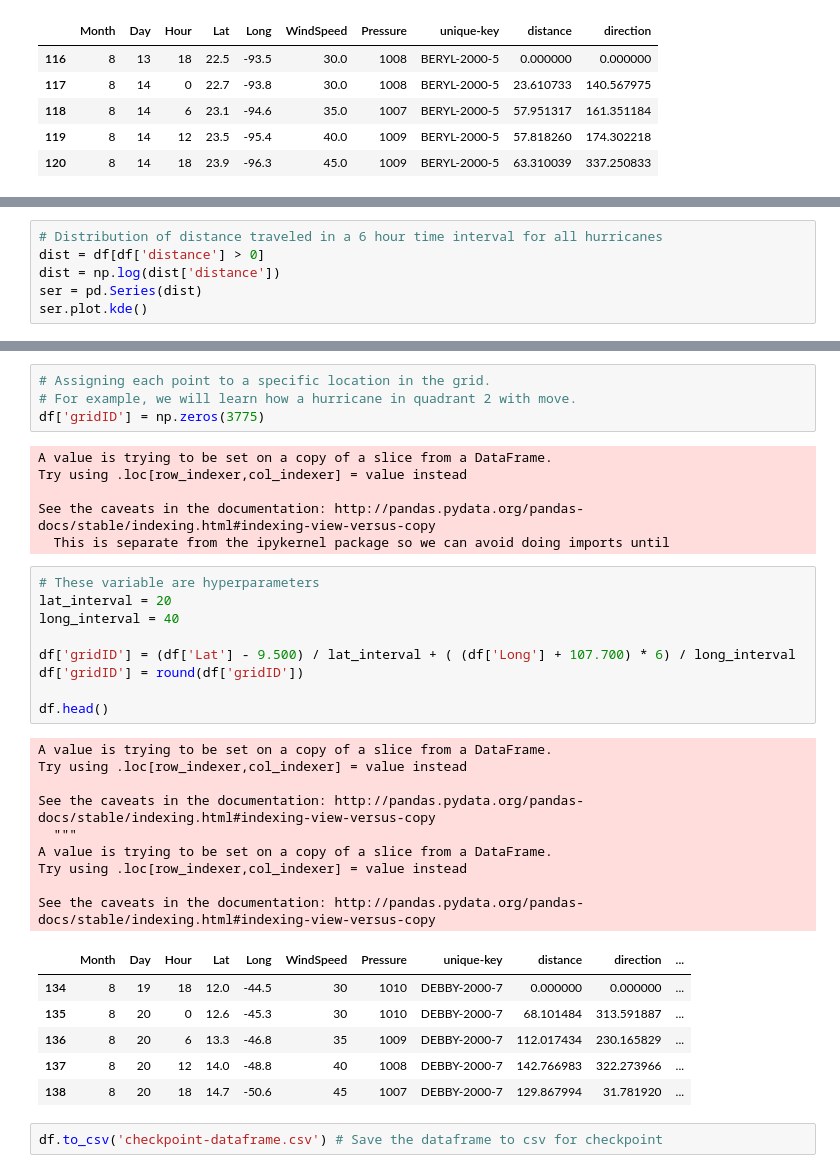
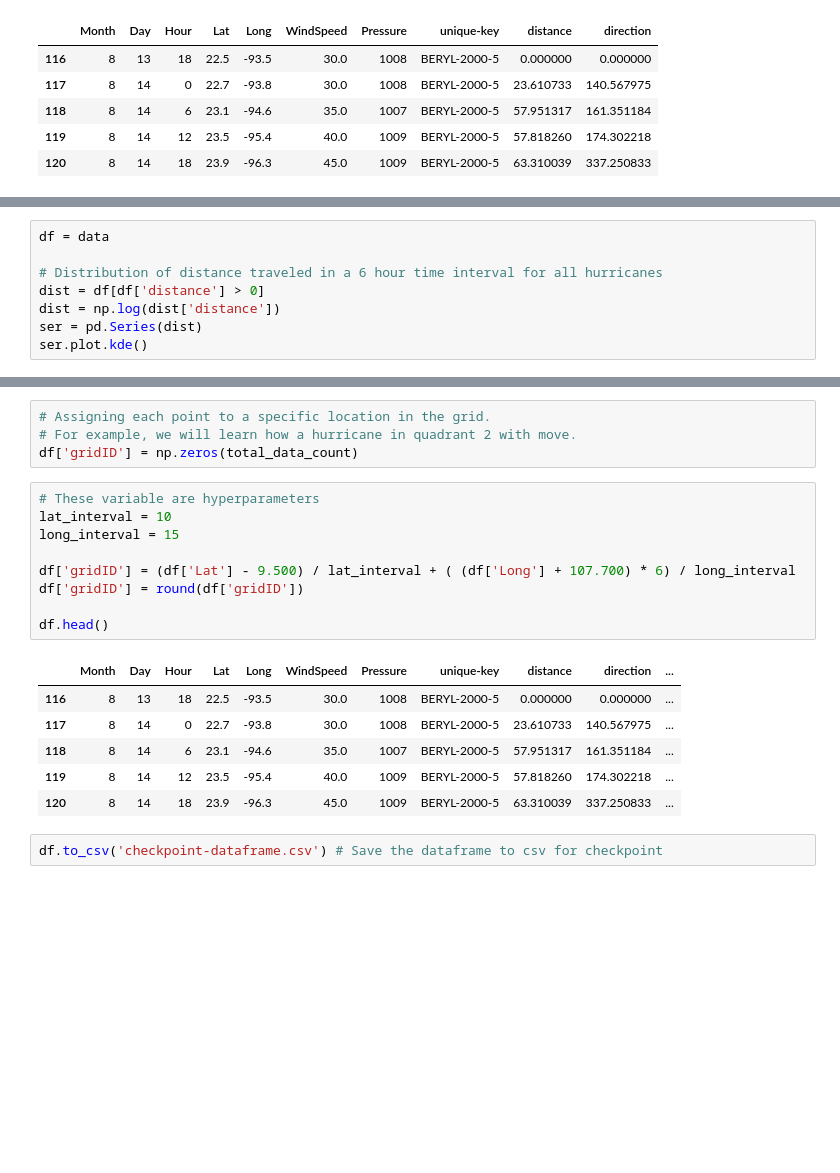
Before and after one commit to sheilaalemany/hurricane-rnn, a Jupyter notebook: hurricane-rnn.ipynb, the cells around one changed output, grey strips where cells are left out. Drawn from its saved outputs; the diff is of its cells as text; blank space fills up the shorter version.

```diff
--- a/hurricane-rnn.ipynb
+++ b/hurricane-rnn.ipynb
@@ -433,4 +405,6 @@ GORDON-2006-8 - 57.0
 # %%
+df = data
+
 # Distribution of distance traveled in a 6 hour time interval for all hurricanes
 dist = df[df['distance'] > 0]
 dist = np.log(dist['distance'])
@@ -457,38 +454,23 @@ plt.show()
 # %%
 # Assigning each point to a specific location in the grid.
 # For example, we will learn how a hurricane in quadrant 2 with move.
-df['gridID'] = np.zeros(3775)
+df['gridID'] = np.zeros(total_data_count)
-# %% [output]
-A value is trying to be set on a copy of a slice from a DataFrame.
-Try using .loc[row_indexer,col_indexer] = value instead
-
-See the caveats in the documentation: http://pandas.pydata.org/pandas-docs/stable/indexing.html#indexing-view-versus-copy
-  This is separate from the ipykernel package so we can avoid doing imports until
 # %%
 # These variable are hyperparameters
-lat_interval = 20
-long_interval = 40
+lat_interval = 10
+long_interval = 15
 
 df['gridID'] = (df['Lat'] - 9.500) / lat_interval + ( (df['Long'] + 107.700) * 6) / long_interval
 df['gridID'] = round(df['gridID'])
 
 df.head()
 # %% [output]
-A value is trying to be set on a copy of a slice from a DataFrame.
-Try using .loc[row_indexer,col_indexer] = value instead
-
-See the caveats in the documentation: http://pandas.pydata.org/pandas-docs/stable/indexing.html#indexing-view-versus-copy
-  """
-A value is trying to be set on a copy of a slice from a DataFrame.
-Try using .loc[row_indexer,col_indexer] = value instead
-
-See the caveats in the documentation: http://pandas.pydata.org/pandas-docs/stable/indexing.html#indexing-view-versus-copy
 |  | Month | Day | Hour | Lat | Long | WindSpeed | Pressure | unique-key | distance | direction | ... |
-| 134 | 8 | 19 | 18 | 12.0 | -44.5 | 30 | 1010 | DEBBY-2000-7 | 0.000000 | 0.000000 | ... |
-| 135 | 8 | 20 | 0 | 12.6 | -45.3 | 30 | 1010 | DEBBY-2000-7 | 68.101484 | 313.591887 | ... |
-| 136 | 8 | 20 | 6 | 13.3 | -46.8 | 35 | 1009 | DEBBY-2000-7 | 112.017434 | 230.165829 | ... |
-| 137 | 8 | 20 | 12 | 14.0 | -48.8 | 40 | 1008 | DEBBY-2000-7 | 142.766983 | 322.273966 | ... |
-| 138 | 8 | 20 | 18 | 14.7 | -50.6 | 45 | 1007 | DEBBY-2000-7 | 129.867994 | 31.781920 | ... |
+| 116 | 8 | 13 | 18 | 22.5 | -93.5 | 30.0 | 1008 | BERYL-2000-5 | 0.000000 | 0.000000 | ... |
+| 117 | 8 | 14 | 0 | 22.7 | -93.8 | 30.0 | 1008 | BERYL-2000-5 | 23.610733 | 140.567975 | ... |
+| 118 | 8 | 14 | 6 | 23.1 | -94.6 | 35.0 | 1007 | BERYL-2000-5 | 57.951317 | 161.351184 | ... |
+| 119 | 8 | 14 | 12 | 23.5 | -95.4 | 40.0 | 1009 | BERYL-2000-5 | 57.818260 | 174.302218 | ... |
+| 120 | 8 | 14 | 18 | 23.9 | -96.3 | 45.0 | 1009 | BERYL-2000-5 | 63.310039 | 337.250833 | ... |
 # %%
 df.to_csv('checkpoint-dataframe.csv') # Save the dataframe to csv for checkpoint
 # %% [markdown]
```
Also changed, not shown: parts of 36 cells of this notebook, 6 other files.
